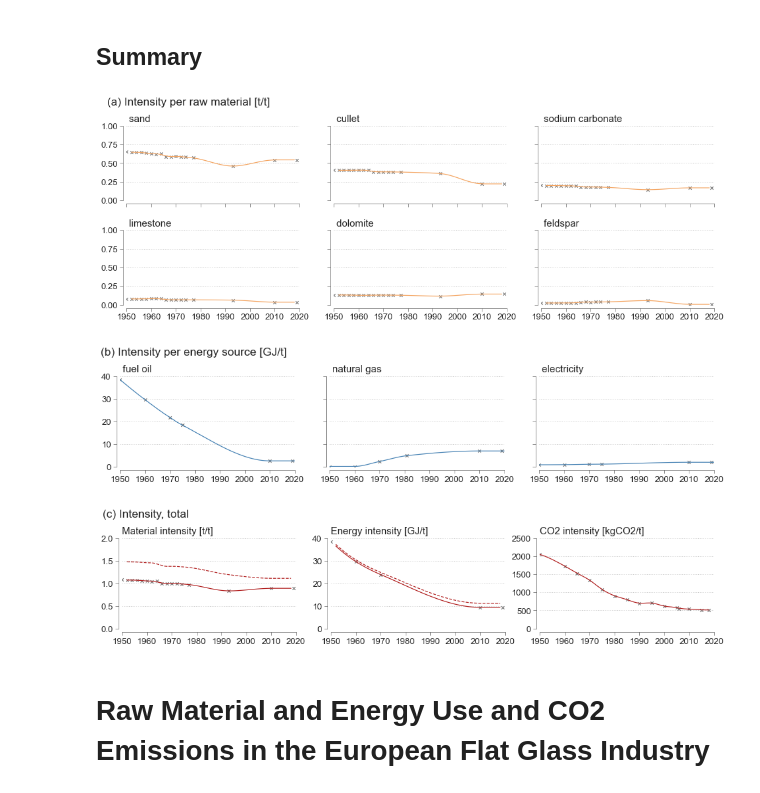
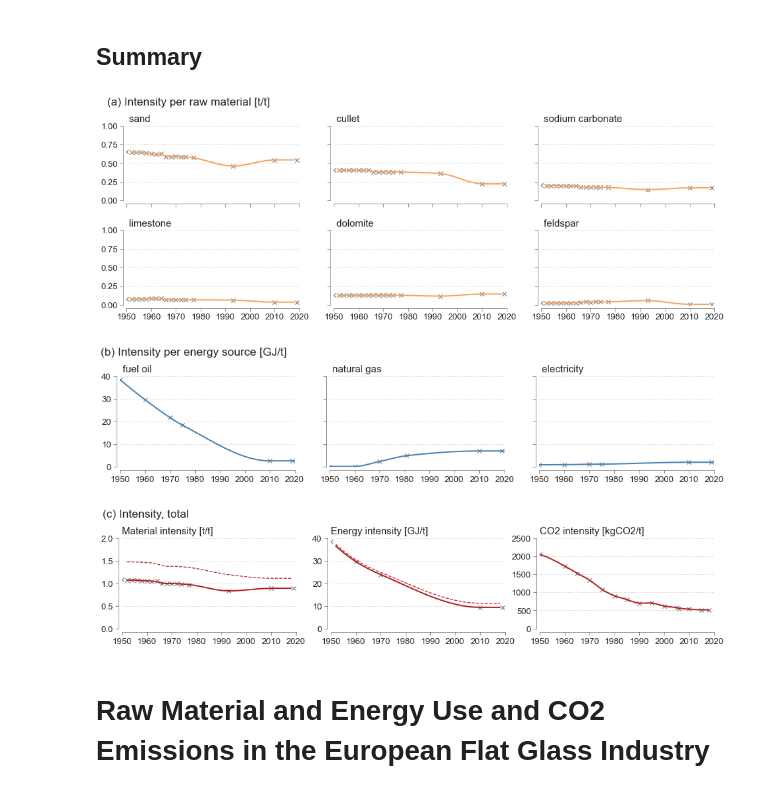
Before and after one commit to JeanSouv/01_MFA_GlassIndustry, a Jupyter notebook: MFA_FlatGlassIndustry.ipynb, the cells around one changed output. Cells and saved outputs as stored; diff of their text form; code cells hidden in the pictures.

```diff
--- a/MFA_FlatGlassIndustry.ipynb
+++ b/MFA_FlatGlassIndustry.ipynb
@@ -63,7 +63,7 @@ def style_ax(ax):
     return ax
 # %%
 # A keyword to export figures, or not:
-export = True
+export = False
 # %% [markdown]
 # Upload Datasets
 # %%
@@ -1563,10 +1630,10 @@ for i, (ax, mat) in enumerate(zip(axes.flatten(), materials)):
     (MatIntensity[f"{mat}, kg/kg"]
      .interpolate(method='pchip', limit_direction='forward')
      .rolling(5, center=True).mean()
-     .plot(ax=ax, c='sandybrown'))
+     .plot(ax=ax, c='sandybrown', linewidth=2))
 
     ax.scatter(x=MatIntensity.index, y=MatIntensity[f"{mat}, kg/kg"],
-               s=20, marker='x', c='grey')
+               s=40, marker='x', c='grey')
     plt.xticks(np.arange(1950, 2021, 10), rotation=45)
 
     ax.set_title(f" {mat}", loc='left')
@@ -1586,14 +1653,14 @@ sns.despine(offset=5)
 
 if export:
     # Save image:
-    fig.savefig(os.path.join(path_img, 'Mat Intensity.png'),
+    fig.savefig(os.path.join(path_img, 'Fig4_Mat Intensity.png'),
                 dpi=600, bbox_inches='tight')
-    fig.savefig(os.path.join(path_img, 'Mat Intensity.pdf'),
+    fig.savefig(os.path.join(path_img, 'Fig4_Mat Intensity.pdf'),
                 bbox_inches='tight')
 
 plt.show()
 # %% [output]
-[figure, old version]
+[figure, new version]
 # %%
 # Plot the energy intensity per source of energy:
 fig, axes = plt.subplots(nrows=1, ncols=3,
@@ -1603,38 +1670,38 @@ fig, axes = plt.subplots(nrows=1, ncols=3,
 
 for i, (ax, energy) in enumerate(zip(axes.flatten(), energies)):
     (EnergyIntensity[f"{energy}, GJ/t"]
      .interpolate(method='pchip', limit_direction='forward')
-     .plot(ax=ax, color='steelblue'))
+     .plot(ax=ax, color='steelblue', linewidth=2))
 
     ax.scatter(x=EnergyIntensity.index, y=EnergyIntensity[f"{energy}, GJ/t"],
-               s=20, marker='x', c='grey')
+               s=40, marker='x', c='grey')
 
     ax.set_title(f" {energy}", loc='left')
     ax.grid(which='major', axis='y', linestyle=':', linewidth=1)
     style_ax(ax)
 
 ax.set_xlim(1950, 2020)
 ax.set_ylim(0, 40)
 
 fig.suptitle("(b) Intensity per energy source [GJ/t]",
              x=0.1, y=1.12, ha='left')
 fig.subplots_adjust(wspace=0.2)
 
 ax.minorticks_off()
 plt.xticks(np.arange(1950, 2021, 10))
 
 sns.despine(offset=5)
 
 if export:
     # Save image:
-    fig.savefig(os.path.join(path_img, 'Energy Intensity.png'),
+    fig.savefig(os.path.join(path_img, 'Fig4_Energy Intensity.png'),
                 dpi=600, bbox_inches='tight')
-    fig.savefig(os.path.join(path_img, 'Energy Intensity.pdf'),
+    fig.savefig(os.path.join(path_img, 'Fig4_Energy Intensity.pdf'),
                 bbox_inches='tight')
 
 plt.show()
 # %% [output]
-[figure, old version]
+[figure, new version]
 # %%
 # Plot the intensity for energy, material and CO2 emissions:
 fig, axes = plt.subplots(nrows=1, ncols=3,
@@ -1646,18 +1713,18 @@ ax = axes[0]
 (MatIntensity['Total raw materials, kg/kg']
  .interpolate(method='pchip', limit_direction='forward')
  .rolling(5, center=True).mean()
- .plot(ax=ax, c='firebrick', linestyle='--')
+ .plot(ax=ax, c='firebrick', linestyle='--', linewidth=1.25)
  )
 
 (MatIntensity['Total raw mat w/o cullet, kg/kg']
  .interpolate(method='pchip', limit_direction='forward')
  .rolling(5, center=True).mean()
- .plot(ax=ax, c='firebrick', linestyle='-')
+ .plot(ax=ax, c='firebrick', linestyle='-', linewidth=2)
  )
 
 ax.scatter(x=MatIntensity.index,
            y=MatIntensity['Total raw mat w/o cullet, kg/kg'],
-           s=20, marker='x', c='grey')
+           s=40, marker='x', c='grey')
 
 ax.set_title("Material intensity [t/t]", loc='left')
 ax.grid(which='major', axis='y', linestyle=':', linewidth=1)
@@ -1670,16 +1737,16 @@ ax = axes[1]
 (EnergyIntensity['Total energy, GJ/t']
  .interpolate(method='pchip', limit_direction='forward')
  .rolling(5, center=True).mean()
- .plot(ax=ax, c='firebrick', linestyle='--'))
+ .plot(ax=ax, c='firebrick', linestyle='--', linewidth=1.25))
 
 (EnergyIntensity['Total energy w/o elec., GJ/t']
  .interpolate(method='pchip', limit_direction='forward')
  .rolling(5, center=True).mean()
- .plot(ax=ax, c='firebrick'))
+ .plot(ax=ax, c='firebrick', linewidth=2))
 
 ax.scatter(x=EnergyIntensity.index,
            y=EnergyIntensity['Total energy w/o elec., GJ/t'],
-           s=20, marker='x', c='grey')
+           s=40, marker='x', c='grey')
 
 ax.set_title("Energy intensity [GJ/t]", loc='left')
 ax.grid(which='major', axis='y', linestyle=':', linewidth=1)
@@ -1689,10 +1756,10 @@ ax.set_ylim(0, 40)
 # Carbon dioxide intensity
 ax = axes[2]
 (CO2_Intensity['CO2 interpolated [kg/t]'].rolling(5, center=True).mean()
- .plot(ax=ax, c='firebrick'))
+ .plot(ax=ax, c='firebrick', linewidth=2))
 
 ax.scatter(x=CO2_Intensity.index, y=CO2_Intensity['CO2 [kg/t]'],
-           s=20, marker='x', c='grey')
+           s=40, marker='x', c='grey')
 
 ax.set_title("CO2 intensity [kgCO2/t]", loc='left')
 ax.grid(which='major', axis='y', linestyle=':', linewidth=1)
@@ -1709,14 +1776,14 @@ sns.despine(offset=5)
 
 if export:
     # Save image:
-    plt.savefig(os.path.join(path_img, 'TotalIntensity.png'),
+    plt.savefig(os.path.join(path_img, 'Fig4_TotalIntensity.png'),
                 dpi=600, bbox_inches='tight')
-    plt.savefig(os.path.join(path_img, 'TotalIntensity.pdf'),
+    plt.savefig(os.path.join(path_img, 'Fig4_TotalIntensity.pdf'),
                 bbox_inches='tight')
 
 plt.show()
 # %% [output]
-[figure, old version]
+[figure, new version]
 # %% [markdown]
 # Raw Material and Energy Use and CO2 Emissions in the European Flat Glass Industry
 # %% [markdown]
```
Also changed, not shown: parts of 12 cells of this notebook.
